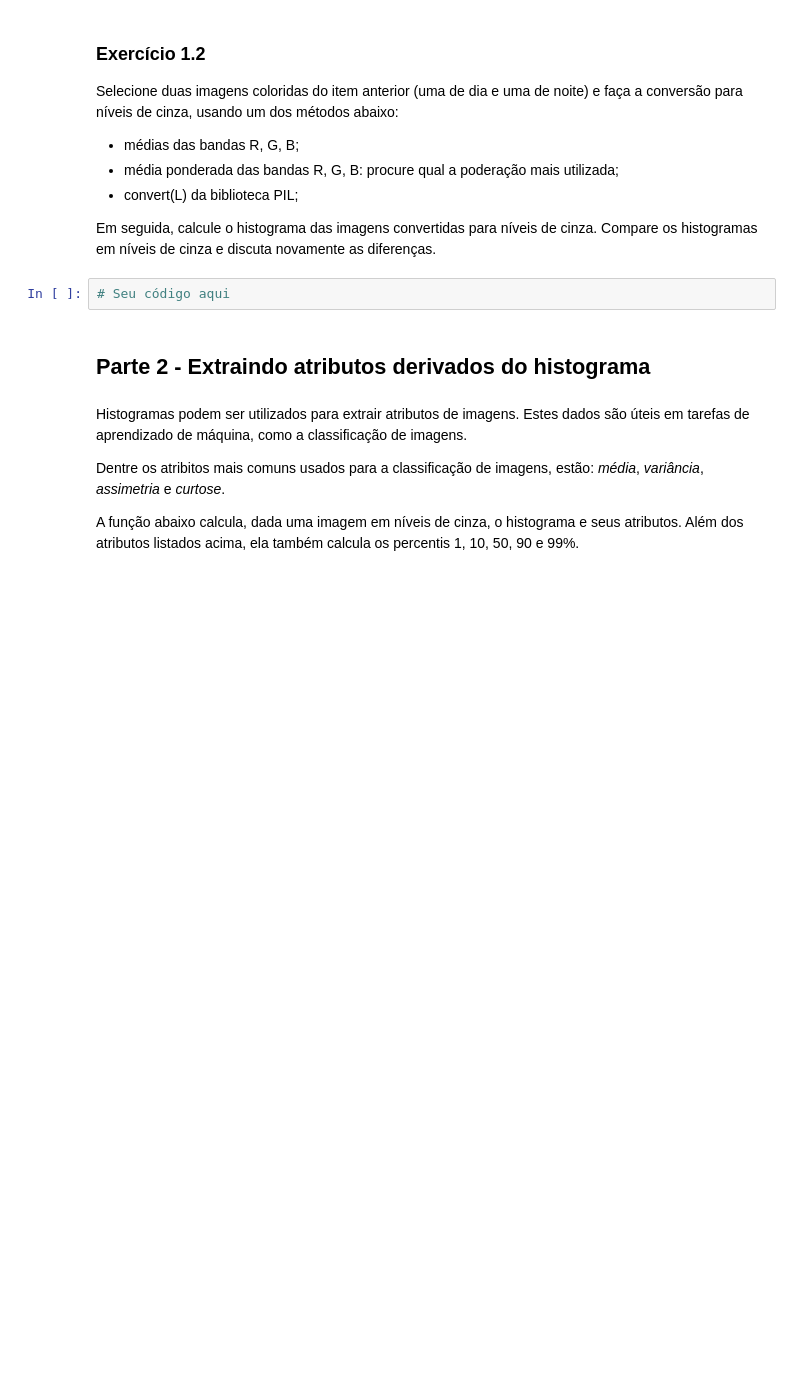
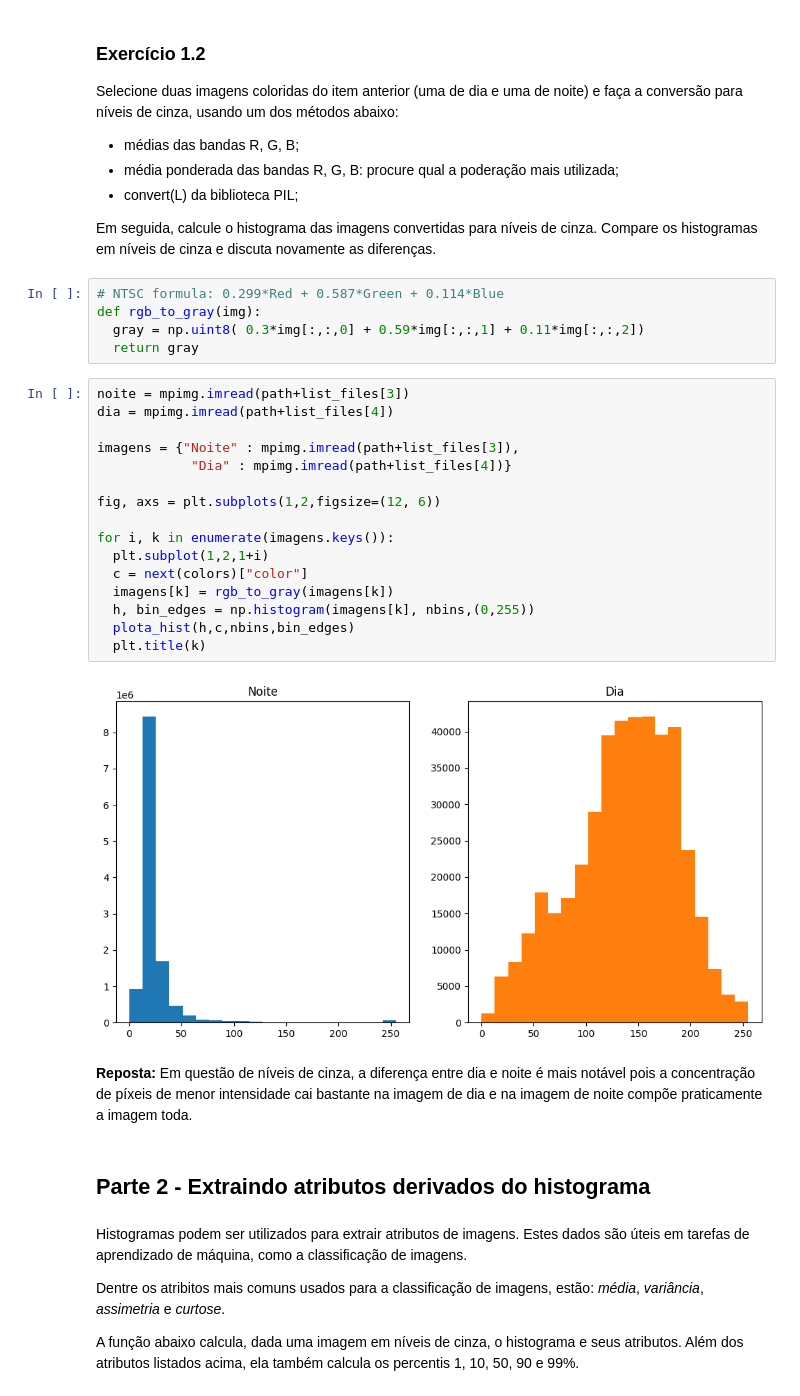
Before and after one commit to jiahas/ia905-introducttion-to-image-processing-and-analysis, a Jupyter notebook: Ex02_195673.ipynb, the cells around one changed output. Cells and saved outputs as stored; diff of their text form; blank space fills up the shorter version.

```diff
--- a/Ex02_195673.ipynb
+++ b/Ex02_195673.ipynb
@@ -71,8 +102,31 @@ Selecione duas imagens coloridas do item anterior (uma de dia e uma de noite) e
    - convert(L) da biblioteca PIL;
 
 Em seguida, calcule o histograma das imagens convertidas para níveis de cinza. Compare os histogramas em níveis de cinza e discuta novamente as diferenças.
-# %%
-# Seu código aqui
+# %%
+# NTSC formula: 0.299*Red + 0.587*Green + 0.114*Blue
+def rgb_to_gray(img):
+  gray = np.uint8( 0.3*img[:,:,0] + 0.59*img[:,:,1] + 0.11*img[:,:,2])
+  return gray
+# %%
+noite = mpimg.imread(path+list_files[3])
+dia = mpimg.imread(path+list_files[4])
+
+imagens = {"Noite" : mpimg.imread(path+list_files[3]),
+            "Dia" : mpimg.imread(path+list_files[4])}
+
+fig, axs = plt.subplots(1,2,figsize=(12, 6))
+
+for i, k in enumerate(imagens.keys()):
+  plt.subplot(1,2,1+i)
+  c = next(colors)["color"]
+  imagens[k] = rgb_to_gray(imagens[k])
+  h, bin_edges = np.histogram(imagens[k], nbins,(0,255))
+  plota_hist(h,c,nbins,bin_edges)
+  plt.title(k)
+# %% [output]
+[figure, added]
+# %% [markdown]
+**Reposta:** Em questão de níveis de cinza, a diferença entre dia e noite é mais notável pois a concentração de píxeis de menor intensidade cai bastante na imagem de dia e na imagem de noite compõe praticamente a imagem toda.
 # %% [markdown]
 ## Parte 2 - Extraindo atributos derivados do histograma
 # %% [markdown]
```
Also changed, not shown: parts of 48 cells of this notebook.
